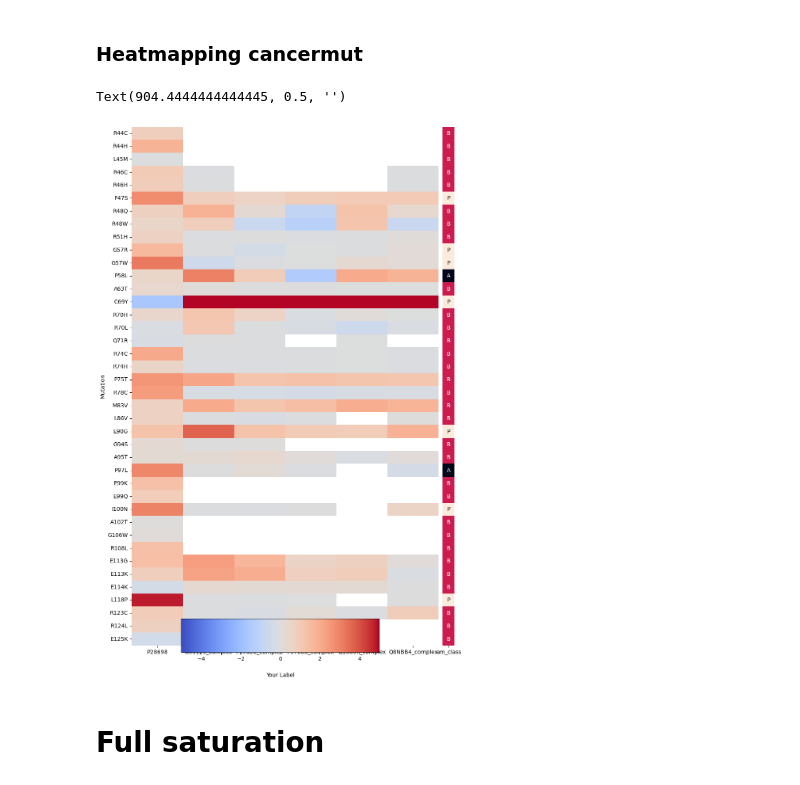
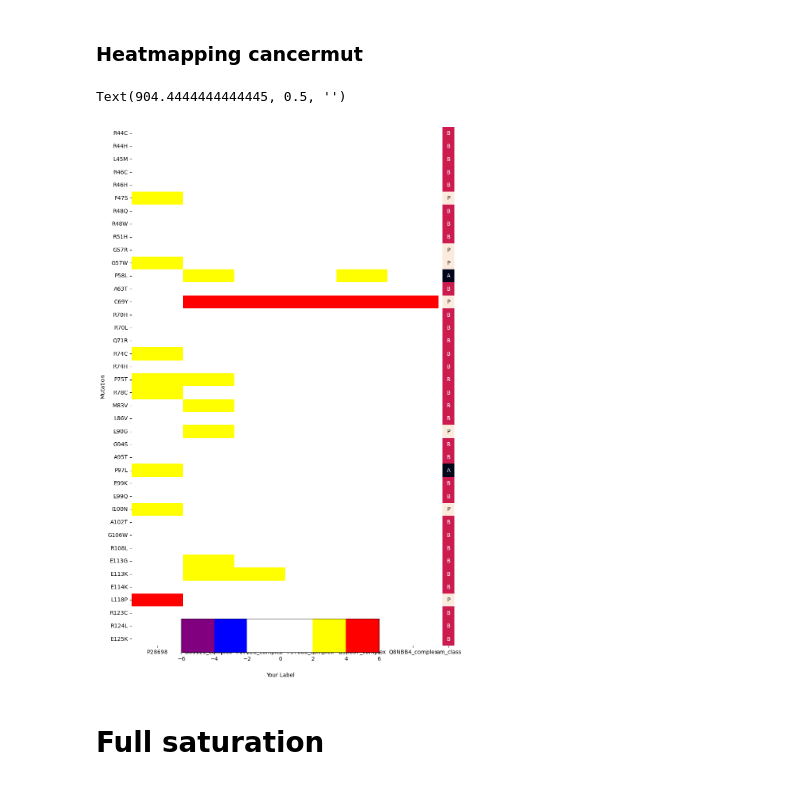
Before and after one commit to thomas-tams-dtu/proteinStructure, a Jupyter notebook: notebooks/09_analysis.ipynb, the cells around one changed output. Drawn from its saved outputs; the diff is of its cells as text; code cells hidden in the pictures.

Commit message:
build colormapping thresholds

```diff
--- a/notebooks/09_analysis.ipynb
+++ b/notebooks/09_analysis.ipynb
@@ -147,36 +149,43 @@ def reverse_map(x):
             return value
 
 
 # Apply the mapping to the 'pathogenicity_class' column
 cmut_ddgs_df['am_class'] = cmut_ddgs_df['am_class'].map(mapping)
 
 plt.figure(figsize=(10, 17))
 
-# Create the original heatmap without a colorbar
-ax1 = sns.heatmap(cmut_ddgs_df[proteins], cmap='coolwarm', center=0, cbar=False, vmin=-5, vmax=5)
+#
+#colors = ["purple", "blue", "white", "yellow", "red"]
+#bounds = np.array([-np.inf, -5, -2, 2, 5, np.inf])
+
+# Define custom color mapping
+colors = sns.color_palette(["purple", "blue", "white", "white", "yellow", "red"])
+thresholds = [-np.inf, -2, 0, 2, 5, np.inf]
+
+ax1 = sns.heatmap(cmut_ddgs_df[proteins], cmap=colors, center=0, cbar=False, vmin=-6, vmax=6)
 
 # Create a new axis for the colorbar at the bottom of the figure
 cbar_ax = plt.gcf().add_axes([0.25, 0.1, 0.5, 0.05])
 
 # Create the colorbar
 cbar = plt.colorbar(ax1.collections[0], cax=cbar_ax, orientation='horizontal')
 
 # Set the label for the colorbar
 cbar.set_label('Your Label', rotation=0, labelpad=20)
 
 
 
 # Create a new axis for the second heatmap
 ax2 = plt.gcf().add_axes([.91, ax1.get_position().y0, .03, ax1.get_position().height])
 
 # Create the second heatmap for the 'pathogenicity_class' column
 sns.heatmap(cmut_ddgs_df['am_class'].apply(lambda x: reverse_map(x)).to_frame(), annot=cmut_ddgs_df[['am_class']], fmt='', cbar=False, yticklabels=False, ax=ax2)
 
 # Remove y-axis label for the second heatmap
 ax2.set_ylabel('')
 # %% [output]
 Text(904.4444444444445, 0.5, '')
-[figure, old version]
+[figure, new version]
 # %% [markdown]
 # Full saturation
 # %% [markdown]
```
Also changed, not shown: parts of 1 cell of this notebook.
